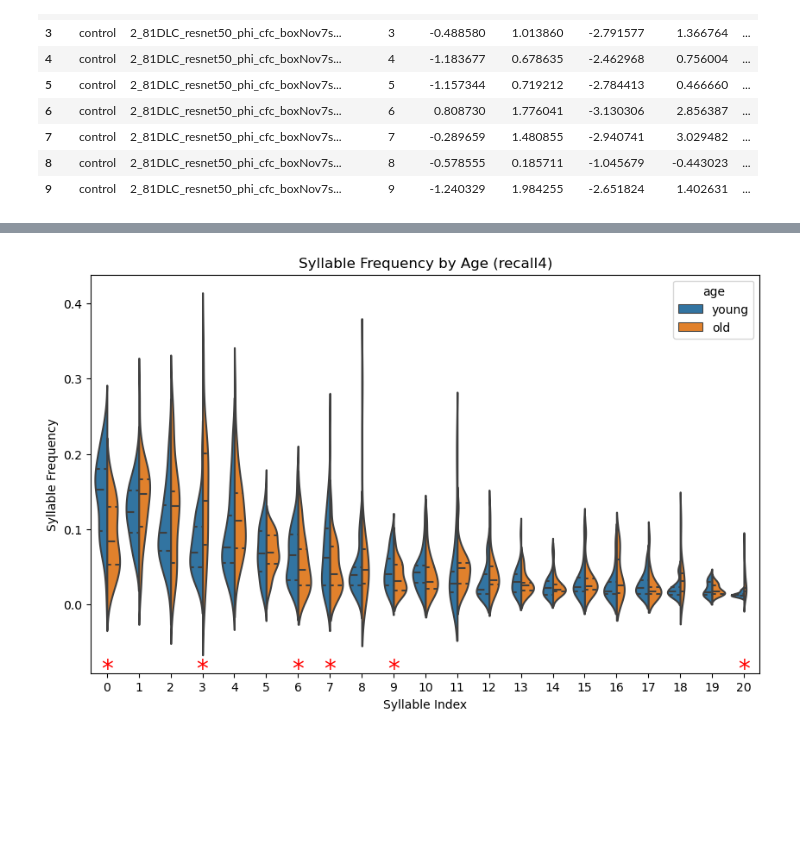
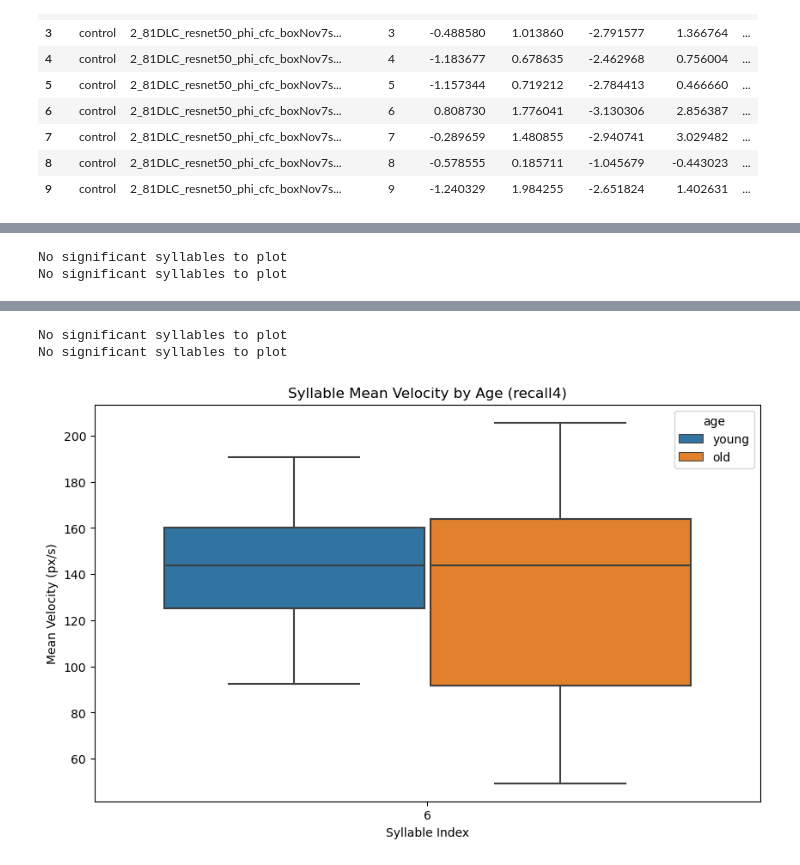
Before and after one commit to GergelyTuri/els_project, a Jupyter notebook: notebooks/novak_analyses/moseq_data_plotting.ipynb, the cells around one changed output, grey strips where cells are left out. Drawn from its saved outputs; the diff is of its cells as text; code cells hidden in the pictures; blank space fills up the shorter version.

```diff
--- a/notebooks/novak_analyses/moseq_data_plotting.ipynb
+++ b/notebooks/novak_analyses/moseq_data_plotting.ipynb
@@ -8,18 +8,37 @@ from scikit_posthocs import posthoc_dunn
 from statsmodels.stats.multitest import multipletests
 from scipy import stats
 # %%
-# Function to create plots with asterisks just above the x-axis
 def create_violin_plot(data, x, y, hue, title, ylabel, significant_syllables):
+    data = data[data['syllable'].isin(significant_syllables)]
+    if data.empty:
+        return print('No significant syllables to plot')
+    # if data is None:
+    #     return print('No significant syllables to plot')
     plt.figure(figsize=(10, 6))
     ax = sns.violinplot(data=data, x=x, y=y, hue=hue, split=True, inner='quartile')
     plt.title(title)
     plt.xlabel('Syllable Index')
     plt.ylabel(ylabel)
 
-    # Add asterisks just above the x-axis using axes transformation
-    for syllable in significant_syllables:
-        # The x-coordinate is the syllable, and y-coordinate is just above the x-axis (in axes coordinates)
-        ax.text(syllable, .04, '*', transform=ax.get_xaxis_transform(), ha='center', va='top', fontsize=20, color='red')
+    # # Add asterisks just above the x-axis using axes transformation
+    # for syllable in significant_syllables:
+    #     # The x-coordinate is the syllable, and y-coordinate is just above the x-axis (in axes coordinates)
+    #     ax.text(syllable, .04, '*', transform=ax.get_xaxis_transform(), ha='center', va='top', fontsize=20, color='red')
 
     plt.show()
+# %%
+def create_box_strip_plot(data, x, y, hue, title, ylabel, significant_syllables, ylim=None):
+    data = data[data['syllable'].isin(significant_syllables)]
+    if data.empty:
+        return print('No significant syllables to plot')
+
+    plt.figure(figsize=(10, 6))
+    sns.boxplot(data=data, x=x, y=y, hue=hue, showfliers=False)
+    # sns.stripplot(data=data, x=x, y=y, hue=hue, dodge=True, jitter=True, alpha=0.5, palette="Set2")
+
+    plt.title(title)
+    plt.xlabel('Syllable Index')
+    plt.ylabel(ylabel)
+
+    plt.show()
 # %%
@@ -197,4 +361,12 @@ create_violin_plot(recall4_moseq_data, 'syllable', 'angular_velocity_mean', 'age
 create_violin_plot(recall4_moseq_data, 'syllable', 'velocity_px_s_mean', 'age', 'Syllable Mean Velocity by Age (recall4)', 'Mean Velocity (px/s)', significant_syllables_velocity)
 create_violin_plot(recall4_moseq_data, 'syllable', 'frequency', 'age', 'Syllable Frequency by Age (recall4)', 'Syllable Frequency', significant_syllables_frequency)
 create_violin_plot(recall4_moseq_data, 'syllable', 'duration', 'age', 'Syllable Duration by Age (recall4)', 'Syllable Duration', significant_syllables_duration)
+
+create_box_strip_plot(recall4_moseq_data, 'syllable', 'heading_mean', 'age', 'Mean Heading by Syllable by Age (recall4)', 'Mean Heading (rad)', significant_syllables_heading)
+create_box_strip_plot(recall4_moseq_data, 'syllable', 'angular_velocity_mean', 'age', 'Mean Angular Velocity by Syllable by Age (recall4)', 'Angular Velocity (rad/s)', significant_syllables_angular_velocity)
+create_box_strip_plot(recall4_moseq_data, 'syllable', 'velocity_px_s_mean', 'age', 'Syllable Mean Velocity by Age (recall4)', 'Mean Velocity (px/s)', significant_syllables_velocity)
+create_box_strip_plot(recall4_moseq_data, 'syllable', 'frequency', 'age', 'Syllable Frequency by Age (recall4)', 'Syllable Frequency', significant_syllables_frequency)
+create_box_strip_plot(recall4_moseq_data, 'syllable', 'duration', 'age', 'Syllable Duration by Age (recall4)', 'Syllable Duration', significant_syllables_duration)
 # %% [output]
+No significant syllables to plot
+No significant syllables to plot
@@ -204 +376,3 @@ create_violin_plot(recall4_moseq_data, 'syllable', 'duration', 'age', 'Syllable
+No significant syllables to plot
+No significant syllables to plot
-[figure, old version]
+[figure, new version]
```
Also changed, not shown: parts of 17 cells of this notebook, 24 other files.
